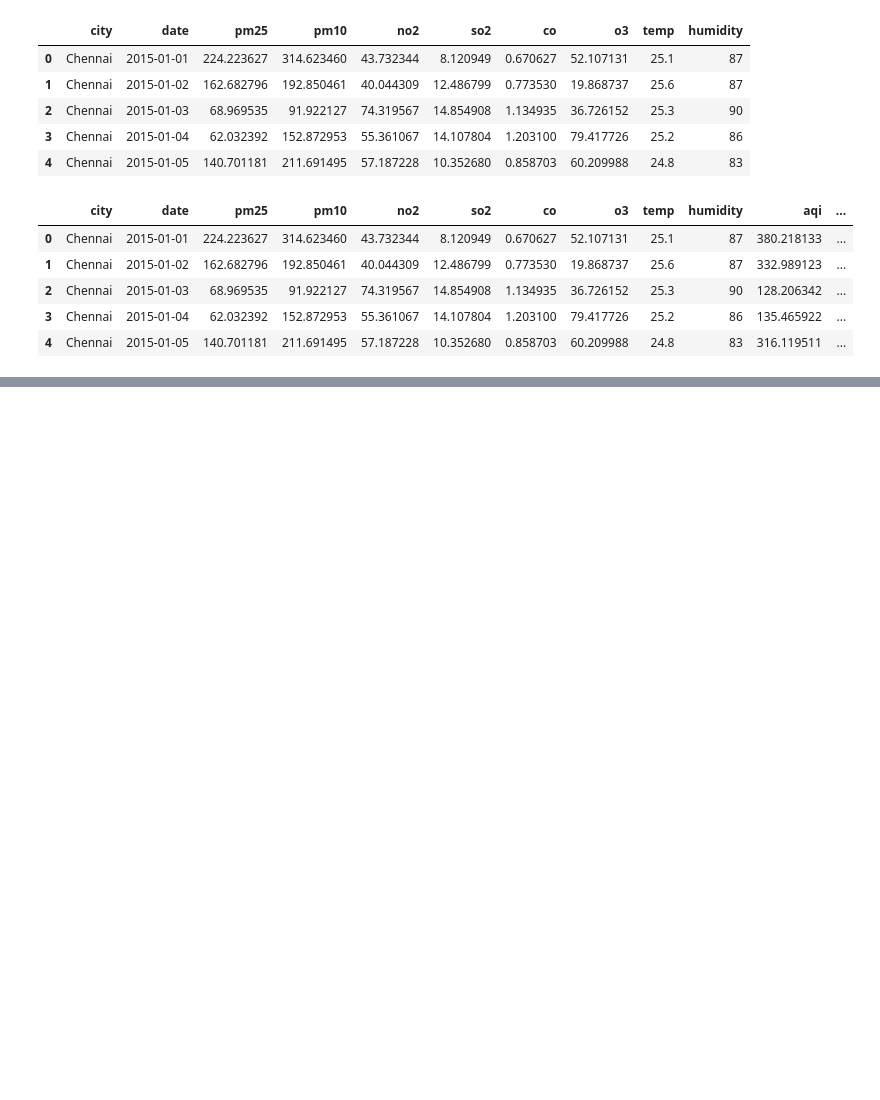
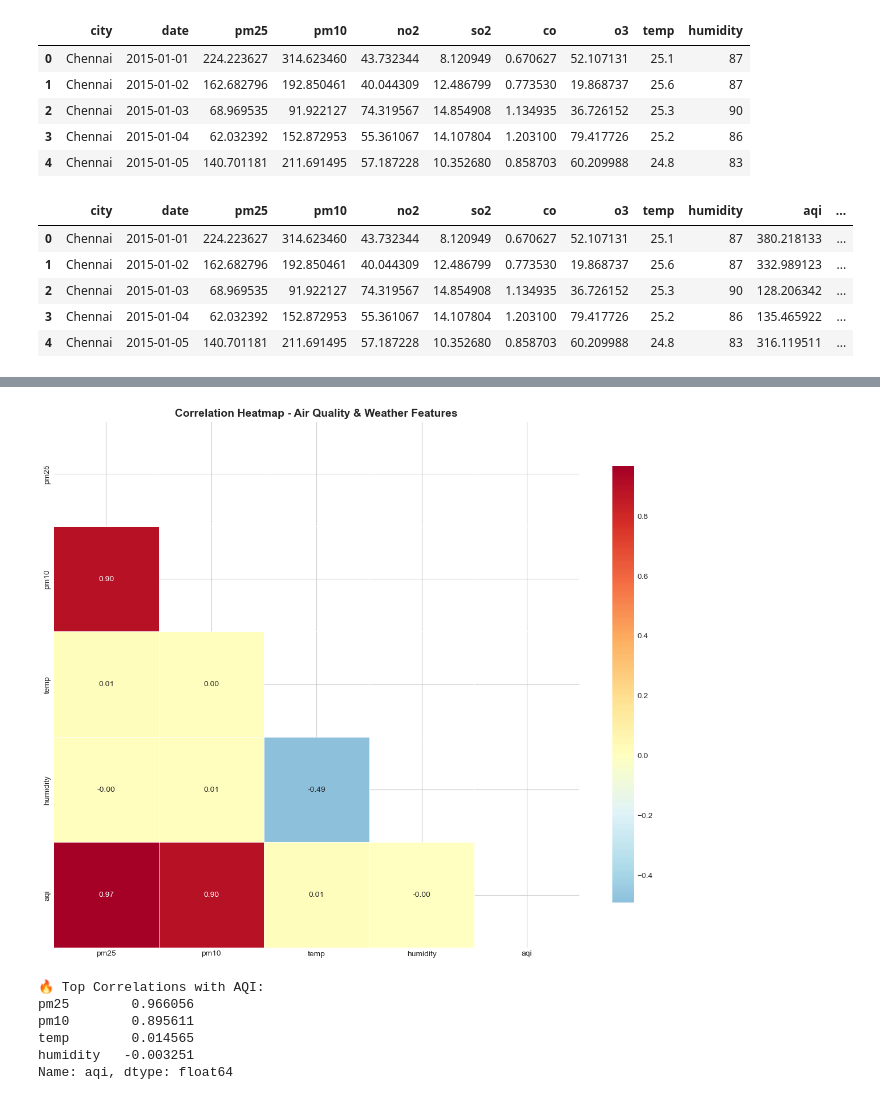
Before and after one commit to rshd123/IoT-based-Air-Quality-Monitoring-using-XGboost, a Jupyter notebook: data_preP.ipynb, the cells around one changed output, grey strips where cells are left out. Cells and saved outputs as stored; diff of their text form; code cells hidden in the pictures; blank space fills up the shorter version.

```diff
--- a/data_preP.ipynb
+++ b/data_preP.ipynb
@@ -146,0 +243,24 @@ merged.to_csv("final_dataset.csv", index=False)
+# %%
+# 4️⃣ CORRELATION HEATMAP
+plt.figure(figsize=(12, 10))
+correlation_matrix = df[numerical_cols].corr()
+
+mask = np.triu(np.ones_like(correlation_matrix, dtype=bool))
+sns.heatmap(correlation_matrix, mask=mask, annot=True, fmt='.2f', cmap='RdYlBu_r',
+            center=0, square=True, linewidths=0.5, cbar_kws={"shrink": 0.8})
+plt.title('Correlation Heatmap - Air Quality & Weather Features', fontsize=14, fontweight='bold')
+plt.tight_layout()
+plt.show()
+
+# Top correlations with AQI
+print("\n🔥 Top Correlations with AQI:")
+aqi_corr = correlation_matrix['aqi'].drop('aqi').sort_values(ascending=False)
+print(aqi_corr)
+# %% [output]
+[figure, added]
+🔥 Top Correlations with AQI:
+pm25        0.966056
+pm10        0.895611
+temp        0.014565
+humidity   -0.003251
+Name: aqi, dtype: float64
```
Also changed, not shown: parts of 13 cells of this notebook, 1 other file.
